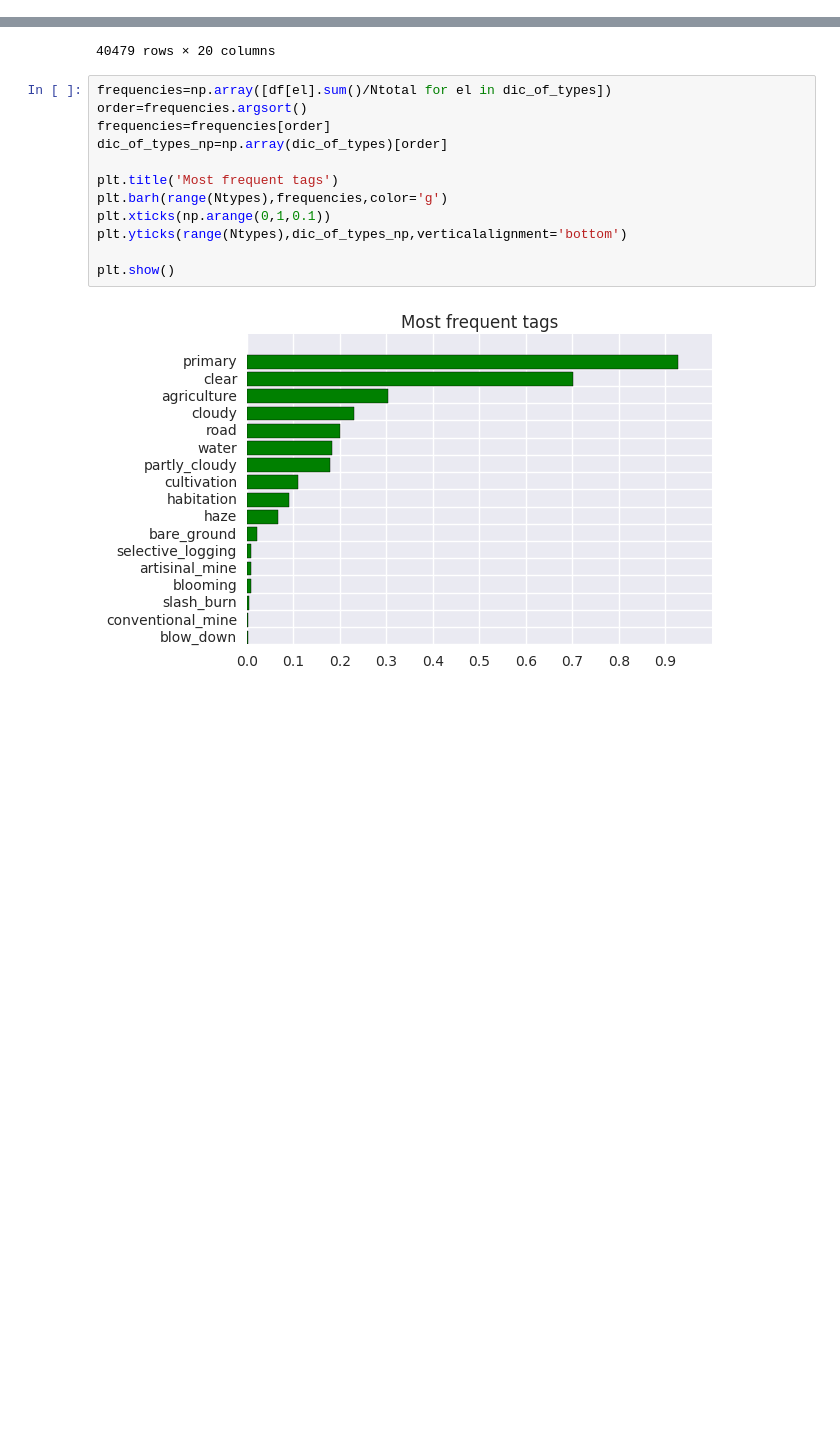
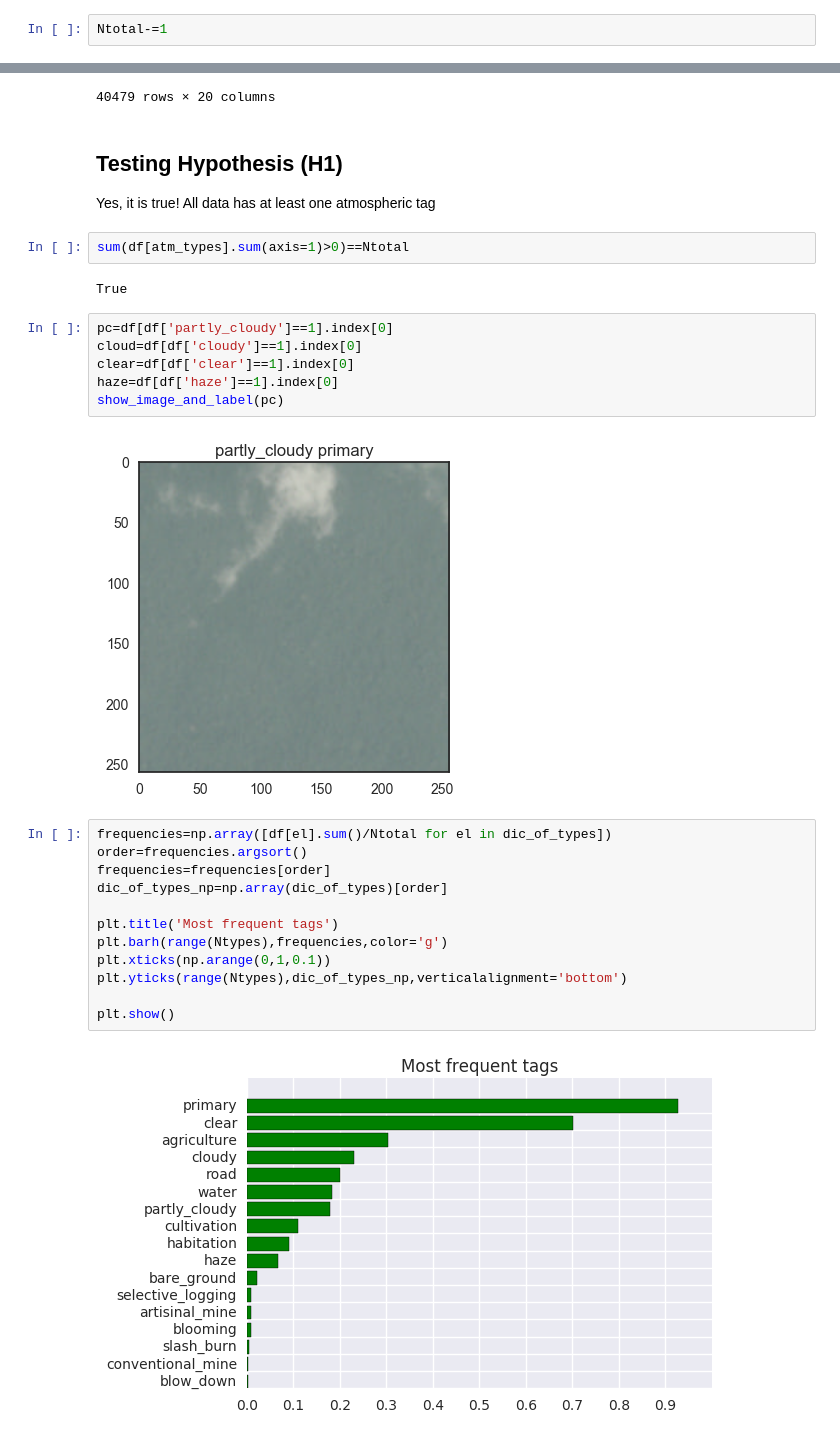
Before and after one commit to aCampello/Explore_the_Planet, a Jupyter notebook: lab/Data_Exploration.ipynb, the cells around one changed output, grey strips where cells are left out. Saved outputs shown, nothing was run; the diff lists cells and outputs as text; blank space fills up the shorter version.

```diff
--- a/lab/Data_Exploration.ipynb
+++ b/lab/Data_Exploration.ipynb
@@ -75,3 +139,5 @@ dic_of_types
+# %%
+Ntotal-=1
 # %%
 for el in dic_of_types:
     df[el]=np.zeros(Ntotal,dtype=int)
@@ -97,6 +163,22 @@ df
 | 40477 | train_40477 | road clear primary agriculture | 4 | 1 | 0 | 0 | 1 | 0 | 0 | ... |
 | 40478 | train_40478 | primary partly_cloudy cultivation... | 4 | 0 | 0 | 0 | 0 | 1 | 0 | ... |
 40479 rows × 20 columns
+# %% [markdown]
+## Testing Hypothesis (H1)
+
+Yes, it is true! All data has at least one atmospheric tag
+# %%
+sum(df[atm_types].sum(axis=1)>0)==Ntotal
+# %% [output]
+True
+# %%
+pc=df[df['partly_cloudy']==1].index[0]
+cloud=df[df['cloudy']==1].index[0]
+clear=df[df['clear']==1].index[0]
+haze=df[df['haze']==1].index[0]
+show_image_and_label(pc)
+# %% [output]
+[figure, added]
 # %%
 frequencies=np.array([df[el].sum()/Ntotal for el in dic_of_types])
 order=frequencies.argsort()
```
Also changed, not shown: parts of 16 cells of this notebook.
